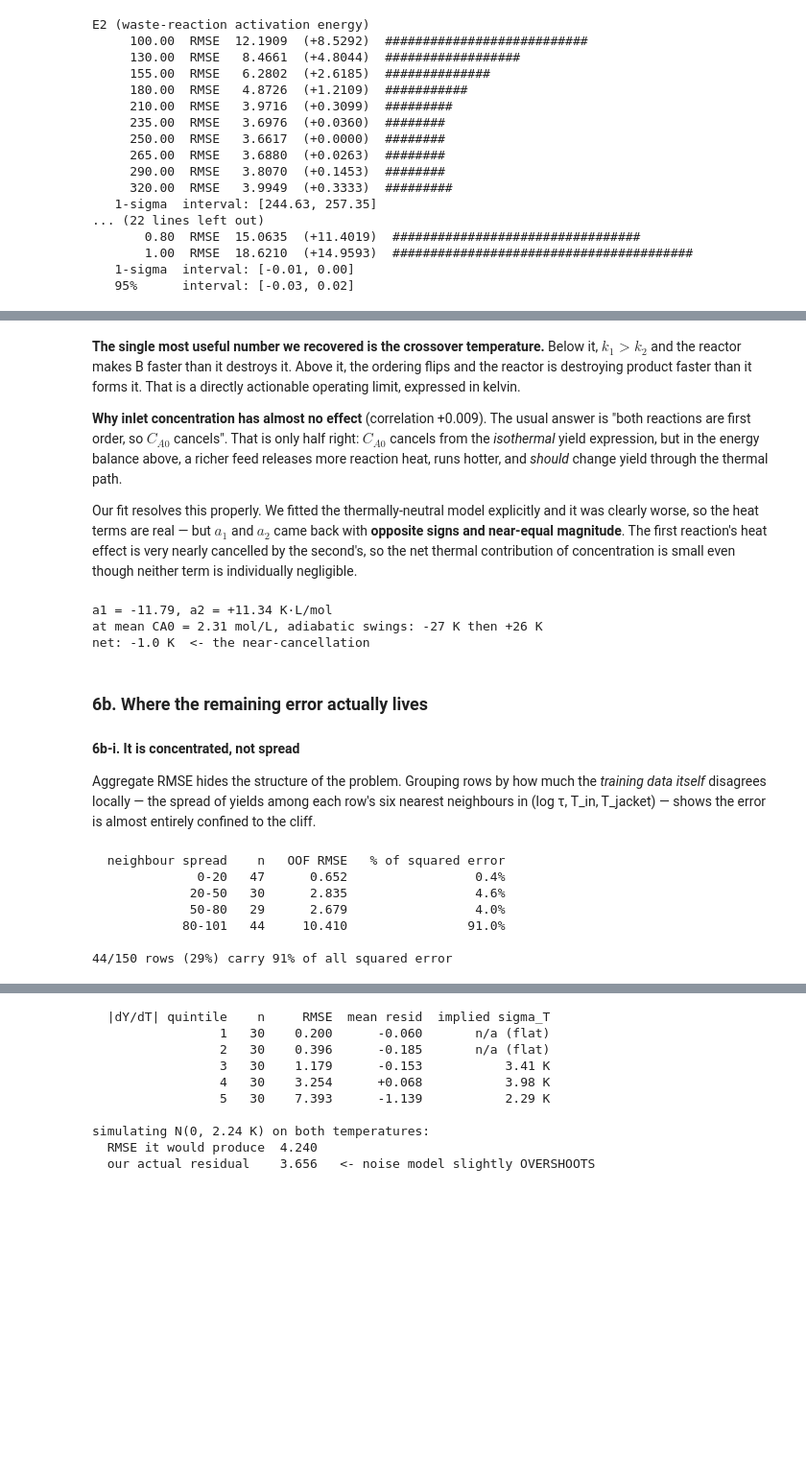
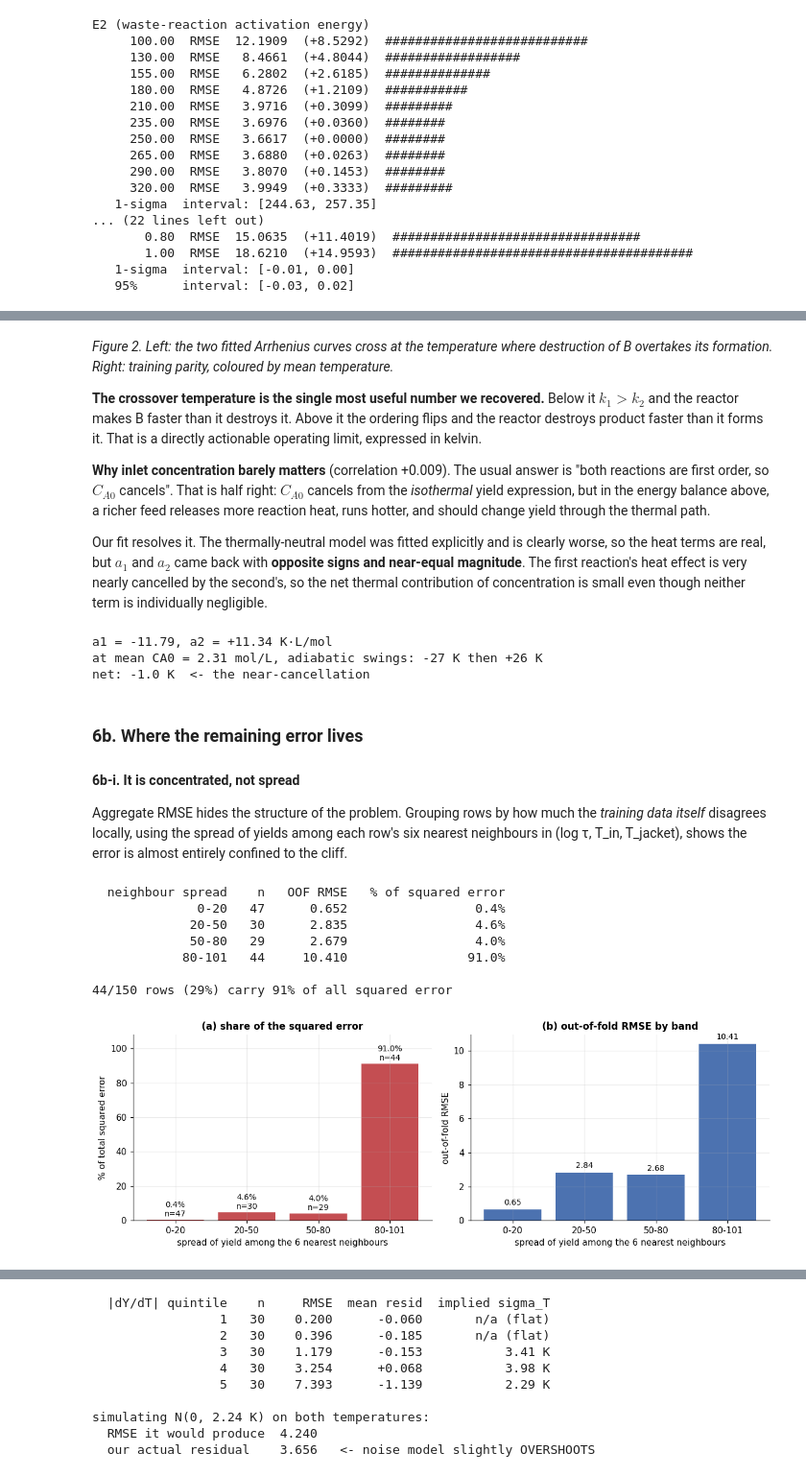
Before and after one commit to parthg2112/iit-kgp-ml-hackathon, a Jupyter notebook: notebook/final.ipynb, the cells around one changed output, grey strips where cells are left out. Shown at 96% size. Drawn from its saved outputs; the diff is of its cells as text; code cells hidden in the pictures; blank space fills up the shorter version.

```diff
--- a/notebook/final.ipynb
+++ b/notebook/final.ipynb
@@ -803,18 +852,20 @@ print(f"k1 = k2 at approximately {cross:.0f} K")
 k1 = k2 at approximately 450 K
 # %% [markdown]
-**The single most useful number we recovered is the crossover temperature.** Below it,
-$k_1 > k_2$ and the reactor makes B faster than it destroys it. Above it, the ordering
-flips and the reactor is destroying product faster than it forms it. That is a
-directly actionable operating limit, expressed in kelvin.
+*Figure 2. Left: the two fitted Arrhenius curves cross at the temperature where destruction of
+B overtakes its formation. Right: training parity, coloured by mean temperature.*
 
-**Why inlet concentration has almost no effect** (correlation +0.009). The usual answer is
-"both reactions are first order, so $C_{A0}$ cancels". That is only half right: $C_{A0}$
-cancels from the *isothermal* yield expression, but in the energy balance above, a richer
-feed releases more reaction heat, runs hotter, and *should* change yield through the
-thermal path.
+**The crossover temperature is the single most useful number we recovered.** Below it
+$k_1 > k_2$ and the reactor makes B faster than it destroys it. Above it the ordering flips
+and the reactor destroys product faster than it forms it. That is a directly actionable
+operating limit, expressed in kelvin.
 
-Our fit resolves this properly. We fitted the thermally-neutral model explicitly and it was
-clearly worse, so the heat terms are real — but $a_1$ and $a_2$ came back with **opposite
+**Why inlet concentration barely matters** (correlation +0.009). The usual answer is "both
+reactions are first order, so $C_{A0}$ cancels". That is half right: $C_{A0}$ cancels from
+the *isothermal* yield expression, but in the energy balance above, a richer feed releases
+more reaction heat, runs hotter, and should change yield through the thermal path.
+
+Our fit resolves it. The thermally-neutral model was fitted explicitly and is
+clearly worse, so the heat terms are real, but $a_1$ and $a_2$ came back with **opposite
 signs and near-equal magnitude**. The first reaction's heat effect is very nearly cancelled
 by the second's, so the net thermal contribution of concentration is small even though
 neither term is individually negligible.
@@ -828,13 +879,13 @@ a1 = -11.79, a2 = +11.34 K·L/mol
 at mean CA0 = 2.31 mol/L, adiabatic swings: -27 K then +26 K
 net: -1.0 K  <- the near-cancellation
 # %% [markdown]
-### 6b. Where the remaining error actually lives
+### 6b. Where the remaining error lives
 
 #### 6b-i. It is concentrated, not spread
 
 Aggregate RMSE hides the structure of the problem. Grouping rows by how much the *training
-data itself* disagrees locally — the spread of yields among each row's six nearest
-neighbours in (log τ, T_in, T_jacket) — shows the error is almost entirely confined to the
+data itself* disagrees locally, using the spread of yields among each row's six nearest
+neighbours in (log τ, T_in, T_jacket), shows the error is almost entirely confined to the
 cliff.
 # %%
 Z = np.column_stack([f.log_tau, f.inlet_temperature_K / 50, f.jacket_temperature_K / 50])
@@ -861,4 +912,34 @@ print(f"\n{m.sum()}/{len(train)} rows ({m.mean():.0%}) carry {100*err2[m].sum()/
             80-101   44     10.410                91.0%
 
 44/150 rows (29%) carry 91% of all squared error
+# %%
+labels, counts, band_rmse, share = [], [], [], []
+for lo, hi in [(0, 20), (20, 50), (50, 80), (80, 101)]:
+    mk = (spread >= lo) & (spread < hi)
+    if not mk.sum():
+        continue
+    labels.append(f"{lo}-{hi}")
+    counts.append(int(mk.sum()))
+    band_rmse.append(float(np.sqrt(err2[mk].mean())))
+    share.append(float(100 * err2[mk].sum() / err2.sum()))
+
+fig, ax = plt.subplots(1, 2, figsize=(11, 3.9))
+ax[0].bar(labels, share, color="#c44e52")
+for i, (v, nr) in enumerate(zip(share, counts)):
+    ax[0].text(i, v + 2, f"{v:.1f}%\nn={nr}", ha="center", fontsize=9)
+ax[0].set_ylim(0, 108)
+ax[0].set_ylabel("% of total squared error")
+ax[0].set_xlabel("spread of yield among the 6 nearest neighbours")
+ax[0].set_title("(a) share of the squared error")
+
+ax[1].bar(labels, band_rmse, color="#4c72b0")
+for i, v in enumerate(band_rmse):
+    ax[1].text(i, v + 0.25, f"{v:.2f}", ha="center", fontsize=9)
+ax[1].set_ylabel("out-of-fold RMSE")
+ax[1].set_xlabel("spread of yield among the 6 nearest neighbours")
+ax[1].set_title("(b) out-of-fold RMSE by band")
+
+plt.tight_layout(); plt.show()
+# %% [output]
+[figure, added]
 # %% [markdown]
```
Also changed, not shown: parts of 30 cells of this notebook, 6 other files.
